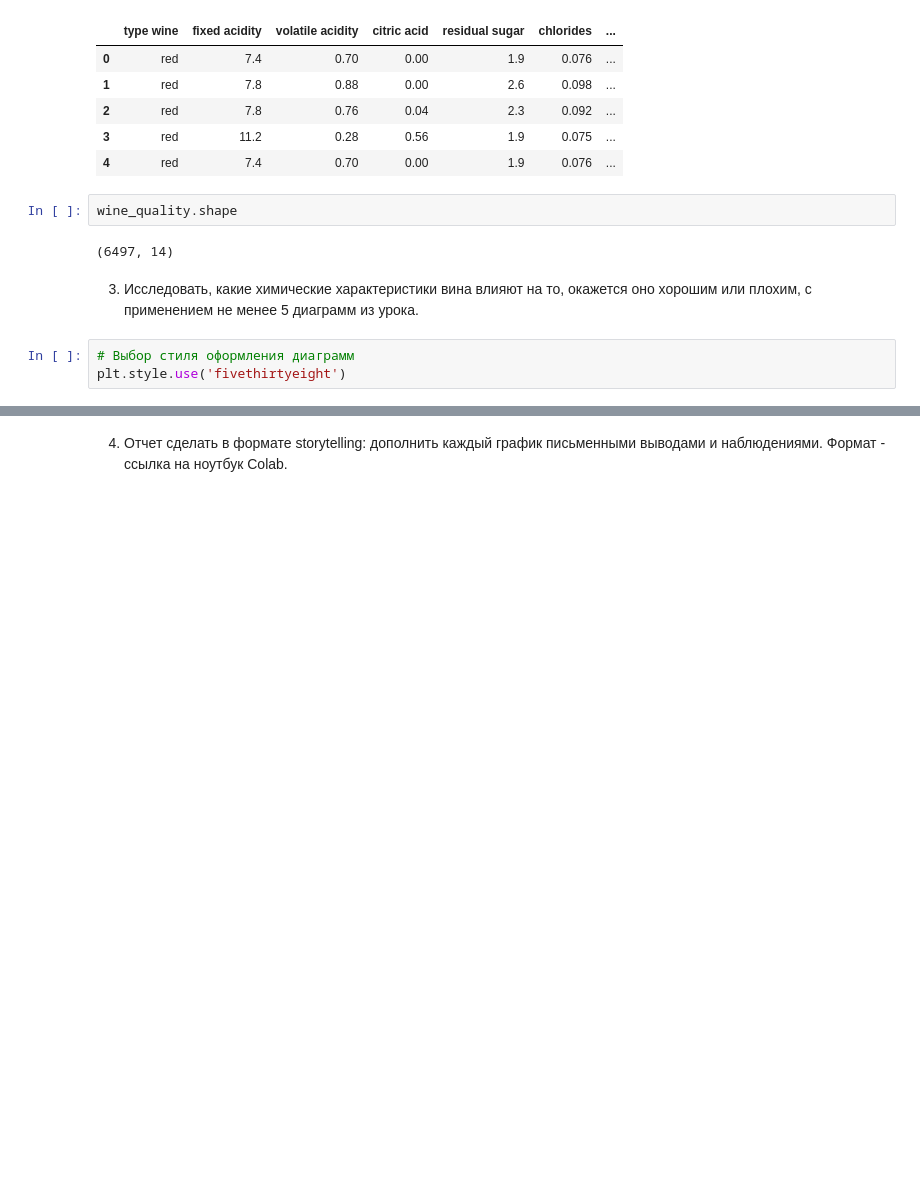
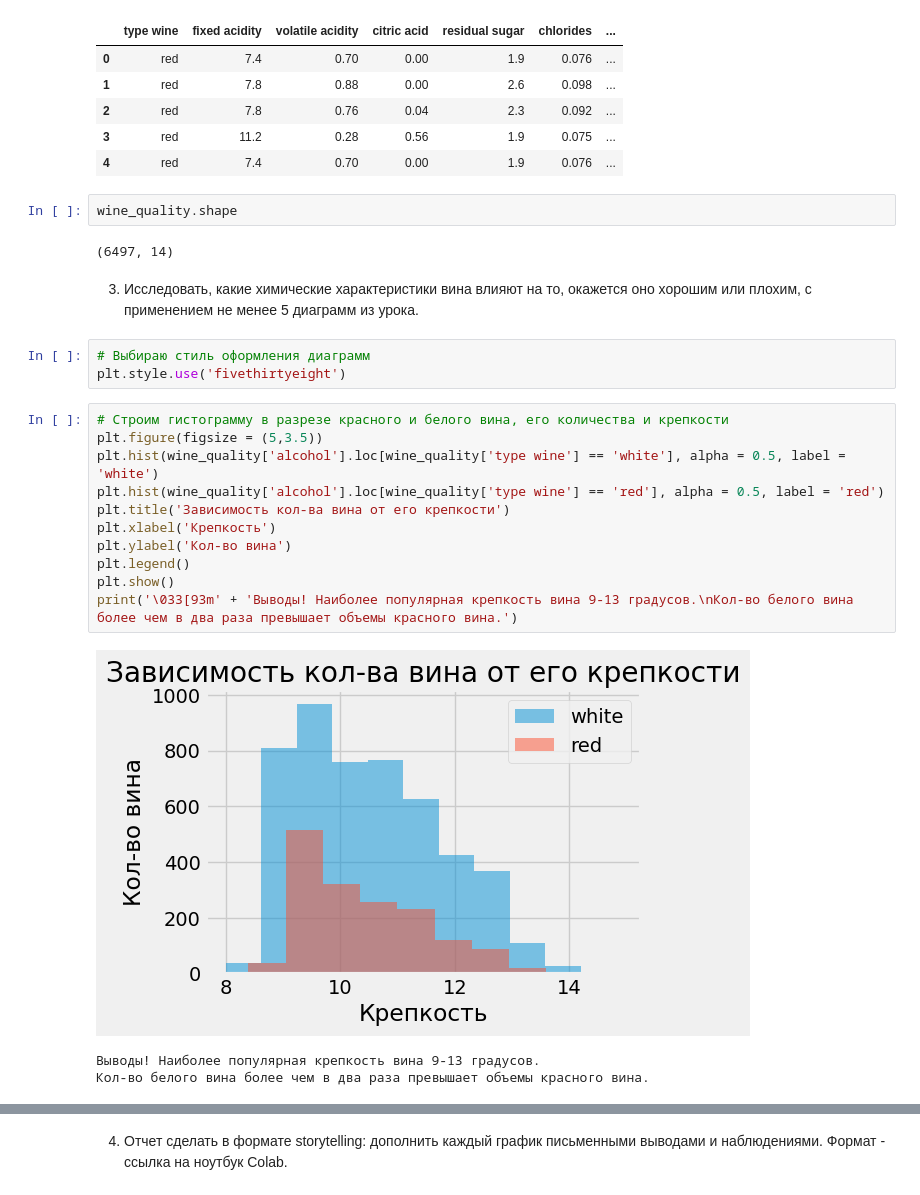
Before and after one commit to RybakovAlex/Python-for-Analythics, a Jupyter notebook: Блокнот_"GB_Homework_4_ipynb".ipynb, the cells around one changed output, grey strips where cells are left out. Saved outputs shown, nothing was run; the diff lists cells and outputs as text; blank space fills up the shorter version.

```diff
--- a/Блокнот_"GB_Homework_4_ipynb".ipynb
+++ b/Блокнот_"GB_Homework_4_ipynb".ipynb
@@ -123,5 +114,20 @@ wine_quality.shape
 # %% [markdown]
 3. Исследовать, какие химические характеристики вина влияют на то, окажется оно хорошим или плохим, с применением не менее 5 диаграмм из урока.
 # %%
-# Выбор стиля оформления диаграмм
+# Выбираю стиль оформления диаграмм
 plt.style.use('fivethirtyeight')
+# %%
+# Строим гистограмму в разрезе красного и белого вина, его количества и крепкости
+plt.figure(figsize = (5,3.5))
+plt.hist(wine_quality['alcohol'].loc[wine_quality['type wine'] == 'white'], alpha = 0.5, label = 'white')
+plt.hist(wine_quality['alcohol'].loc[wine_quality['type wine'] == 'red'], alpha = 0.5, label = 'red')
+plt.title('Зависимость кол-ва вина от его крепкости')
+plt.xlabel('Крепкость')
+plt.ylabel('Кол-во вина')
+plt.legend()
+plt.show()
+print('\033[93m' + 'Выводы! Наиболее популярная крепкость вина 9-13 градусов.\nКол-во белого вина более чем в два раза превышает объемы красного вина.')
+# %% [output]
+[figure, added]
+Выводы! Наиболее популярная крепкость вина 9-13 градусов.
+Кол-во белого вина более чем в два раза превышает объемы красного вина.
```
Also changed, not shown: parts of 21 cells of this notebook.
